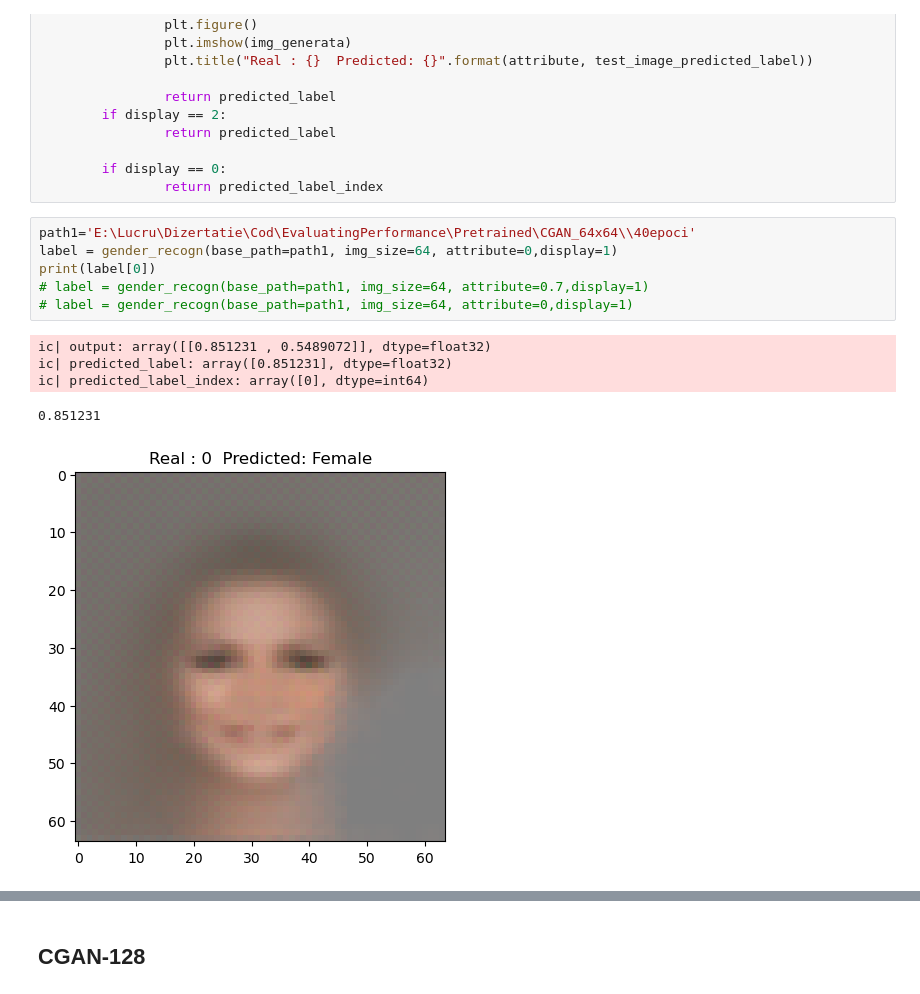
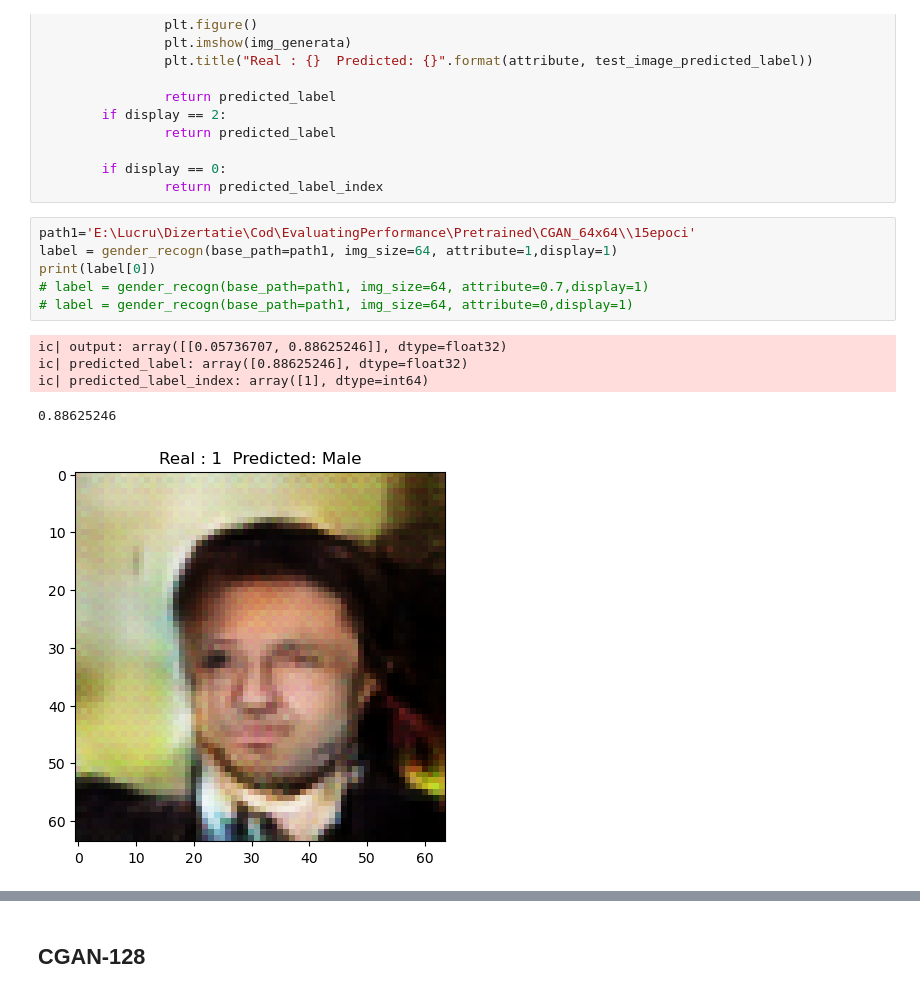
Before and after one commit to teodora-vaman/evaluate-performance, a Jupyter notebook: gender_recogn.ipynb, the cells around one changed output, grey strips where cells are left out. Drawn from its saved outputs; the diff is of its cells as text.

```diff
--- a/gender_recogn.ipynb
+++ b/gender_recogn.ipynb
@@ -83,17 +83,17 @@ def gender_recogn(base_path = 'E:\Lucru\Dizertatie\Cod\EvaluatingPerformance\Pre
         if display == 0:
                 return predicted_label_index
 # %%
-path1='E:\Lucru\Dizertatie\Cod\EvaluatingPerformance\Pretrained\CGAN_64x64\\40epoci'
-label = gender_recogn(base_path=path1, img_size=64, attribute=0,display=1)
+path1='E:\Lucru\Dizertatie\Cod\EvaluatingPerformance\Pretrained\CGAN_64x64\\15epoci'
+label = gender_recogn(base_path=path1, img_size=64, attribute=1,display=1)
 print(label[0])
 # label = gender_recogn(base_path=path1, img_size=64, attribute=0.7,display=1)
 # label = gender_recogn(base_path=path1, img_size=64, attribute=0,display=1)
 # %% [output]
-ic| output: array([[0.851231 , 0.5489072]], dtype=float32)
-ic| predicted_label: array([0.851231], dtype=float32)
-ic| predicted_label_index: array([0], dtype=int64)
+ic| output: array([[0.05736707, 0.88625246]], dtype=float32)
+ic| predicted_label: array([0.88625246], dtype=float32)
+ic| predicted_label_index: array([1], dtype=int64)
-0.851231
+0.88625246
-[figure, old version]
+[figure, new version]
 # %%
 
 def test_model(numberOfSamples=10, attr = 0):
```
Also changed, not shown: parts of 10 cells of this notebook, 4 other files.
